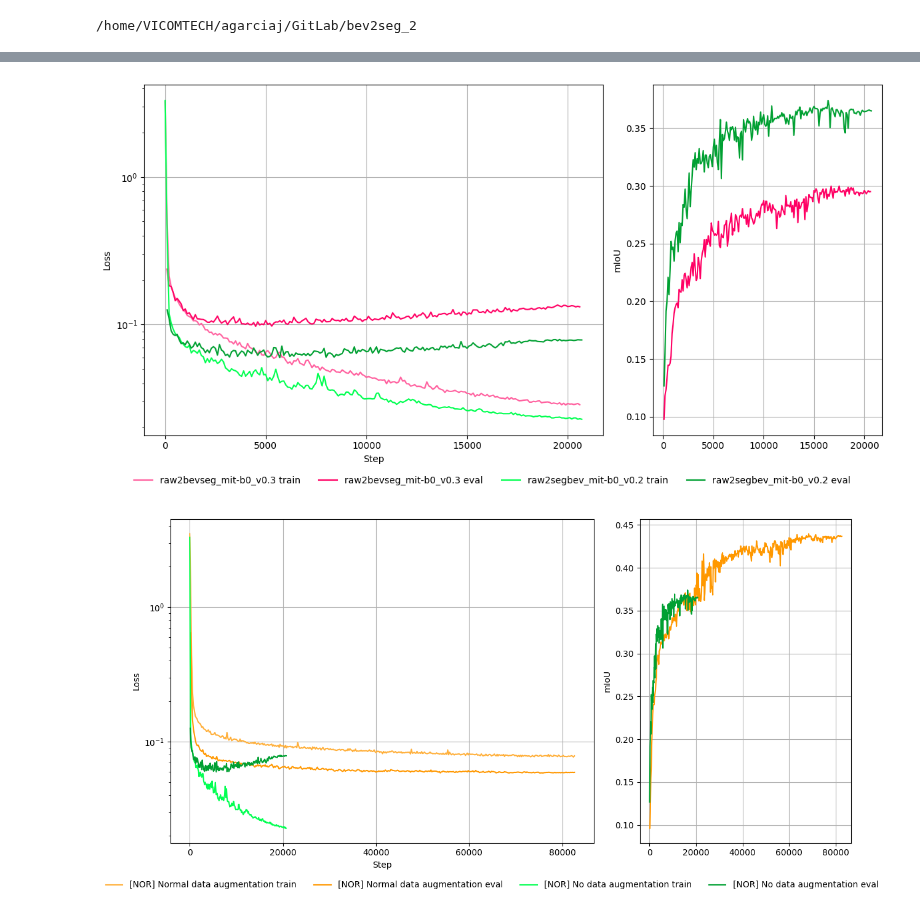
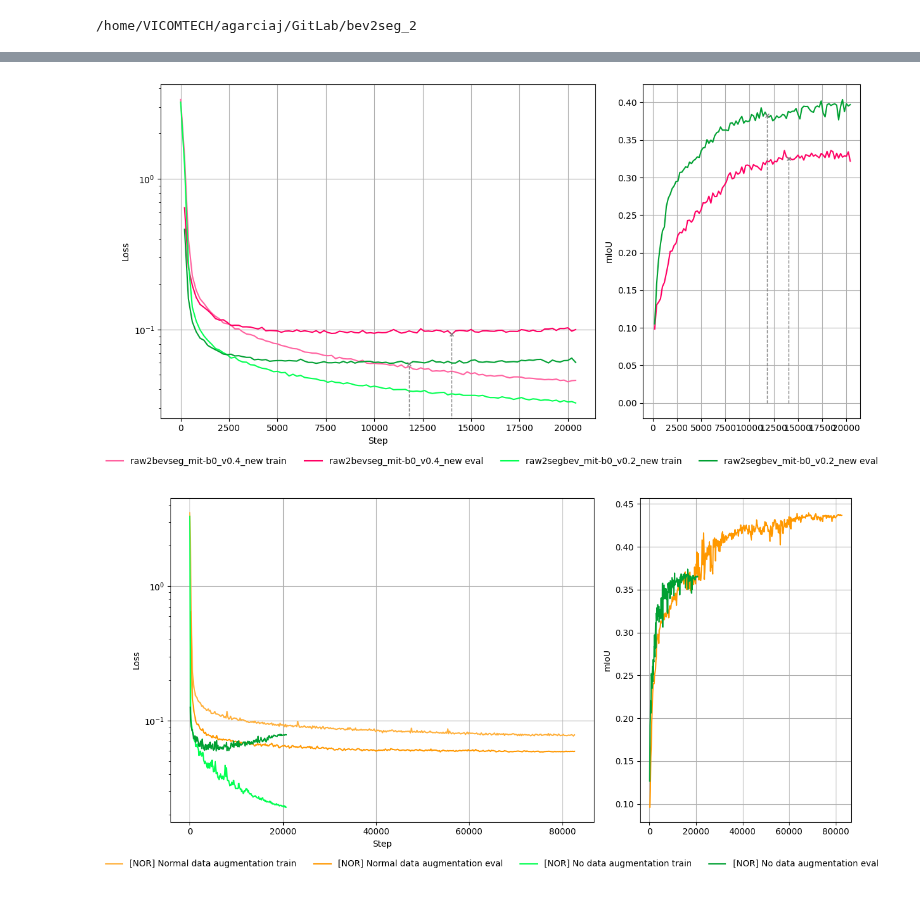
Before and after one commit to alanglk/BEV2Seg_2, a Jupyter notebook: notebooks/tensorboard_logs.ipynb, the cells around one changed output, grey strips where cells are left out. Drawn from its saved outputs; the diff is of its cells as text; code cells hidden in the pictures.

```diff
--- a/notebooks/tensorboard_logs.ipynb
+++ b/notebooks/tensorboard_logs.ipynb
@@ -158,26 +163,26 @@ raw2segbev_mit-b0_v0.1    ['train/loss', 'train/learning_rate', 'eval/loss', 'ev
 # %%
 # WITHOUT DATA AUGMENTATION
 fig, axes = plt.subplots(1, 2, sharex=True, sharey=False, figsize=(12, 6),gridspec_kw={'width_ratios': [2, 1]} )
-plot_train_vs_eval_loss(bev_logs, "raw2bevseg_mit-b0_v0.3", colors = (COLOR_PALETTE[1], COLOR_PALETTE[0]), ax=axes[0])
-plot_train_vs_eval_loss(nu_logs, "raw2segbev_mit-b0_v0.2", colors = (COLOR_PALETTE[7], COLOR_PALETTE[6]), ax=axes[0])
-plot_mIoU(bev_logs, "raw2bevseg_mit-b0_v0.3", color = COLOR_PALETTE[0], ax=axes[1])
-plot_mIoU(nu_logs, "raw2segbev_mit-b0_v0.2", color = COLOR_PALETTE[6], ax=axes[1])
+plot_train_vs_eval_loss(bev_logs, "raw2bevseg_mit-b0_v0.4_new", checkpoint=14000, max_step=20700, colors = (COLOR_PALETTE[1], COLOR_PALETTE[0]), ax=axes[0])
+plot_train_vs_eval_loss(nu_logs, "raw2segbev_mit-b0_v0.2_new", checkpoint=11800, max_step=20700, colors = (COLOR_PALETTE[7], COLOR_PALETTE[6]), ax=axes[0])
+plot_mIoU(bev_logs, "raw2bevseg_mit-b0_v0.4_new", checkpoint=14000, max_step=20700, color = COLOR_PALETTE[0], ax=axes[1])
+plot_mIoU(nu_logs, "raw2segbev_mit-b0_v0.2_new", checkpoint=11800, max_step=20700, color = COLOR_PALETTE[6], ax=axes[1])
 
 handles, labels = axes[0].get_legend_handles_labels()
 fig.legend(handles, labels,loc='lower center',ncol=4,bbox_to_anchor=(0.5, -0.05),frameon=False)
 
 axes[0].set_xlabel("Step")
 axes[0].set_ylabel("Loss")
 axes[0].set_yscale('log')
 axes[0].grid(True)
 
 axes[1].set_ylabel("mIoU")
 axes[1].grid(True)
 
 plt.tight_layout()
 plt.show()
 # %% [output]
-[figure, old version]
+[figure, new version]
 # %%
 # [NOR] DATA AUG COMP
 fig, axes = plt.subplots(1, 2, sharex=True, sharey=False, figsize=(12, 6),gridspec_kw={'width_ratios': [2, 1]} )
```
Also changed, not shown: parts of 2 cells of this notebook, 2 other files.
